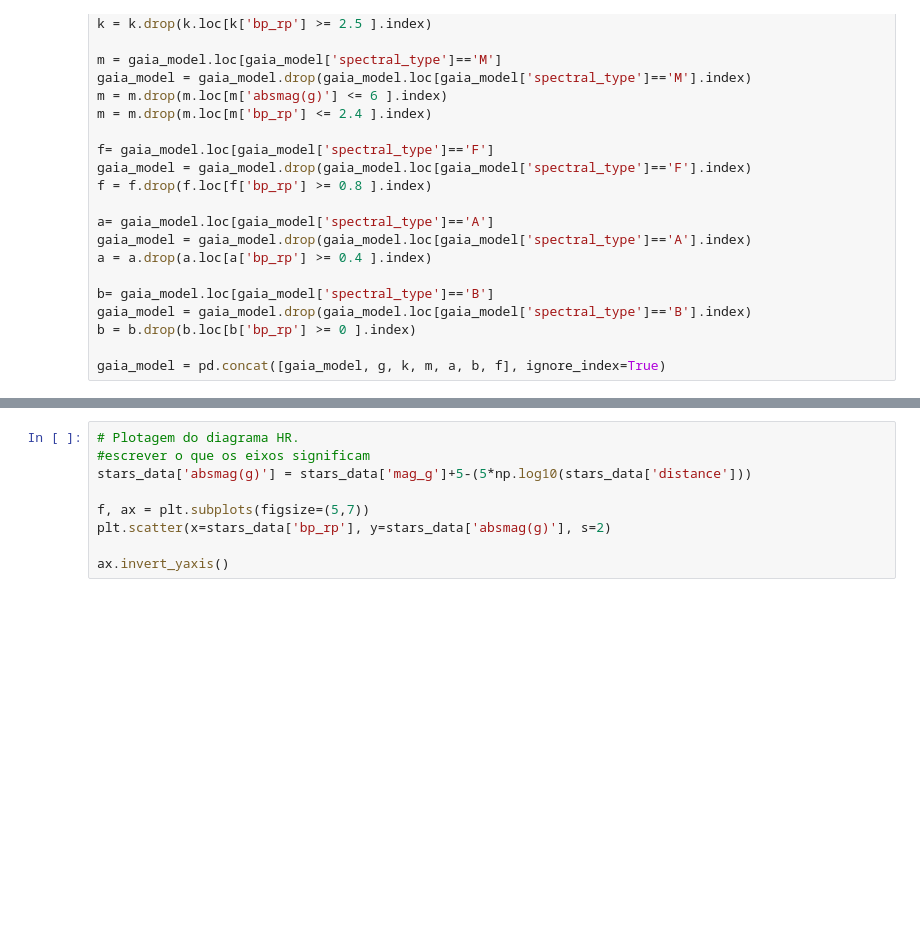
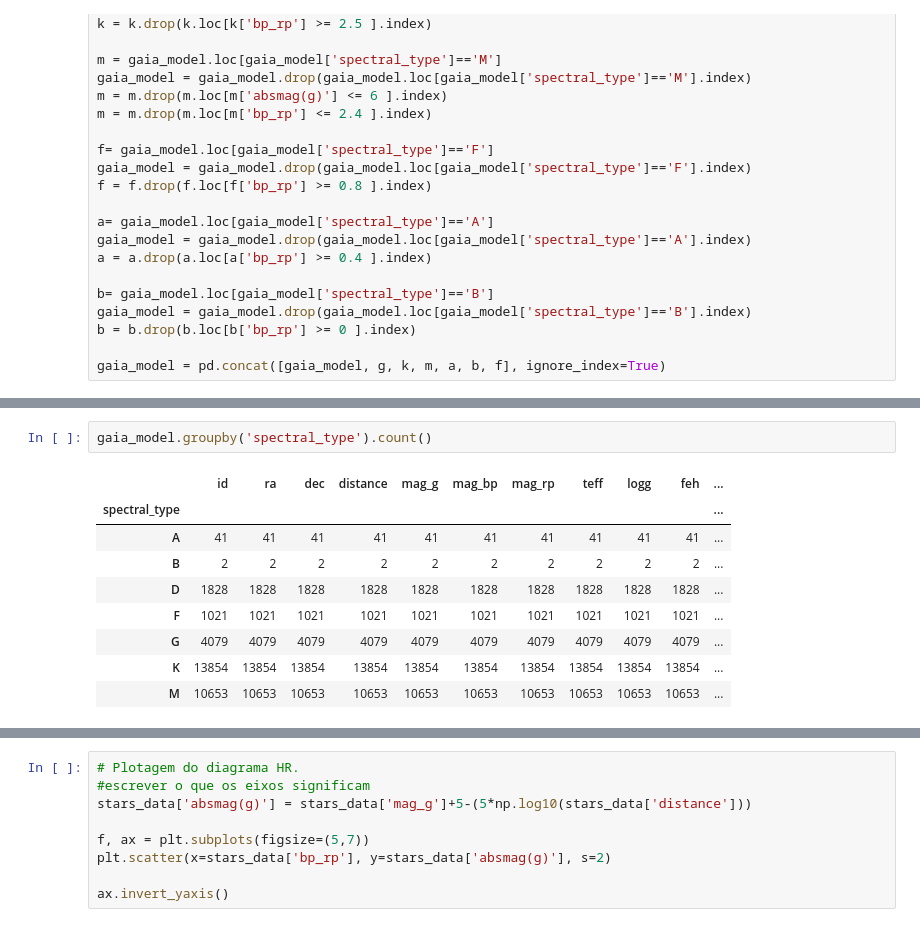
Before and after one commit to Di-carvalho/stars-classificatio-semi-supervised-, a Jupyter notebook: star_classification-gaia-semi.ipynb, the cells around one changed output, grey strips where cells are left out. Saved outputs shown, nothing was run; the diff lists cells and outputs as text; blank space fills up the shorter version.

```diff
--- a/star_classification-gaia-semi.ipynb
+++ b/star_classification-gaia-semi.ipynb
@@ -372,0 +359,12 @@ sns.relplot(
+# %%
+gaia_model.groupby('spectral_type').count()
+# %% [output]
+|  | id | ra | dec | distance | mag_g | mag_bp | mag_rp | teff | logg | feh | ... |
+| spectral_type |  |  |  |  |  |  |  |  |  |  | ... |
+| A | 41 | 41 | 41 | 41 | 41 | 41 | 41 | 41 | 41 | 41 | ... |
+| B | 2 | 2 | 2 | 2 | 2 | 2 | 2 | 2 | 2 | 2 | ... |
+| D | 1828 | 1828 | 1828 | 1828 | 1828 | 1828 | 1828 | 1828 | 1828 | 1828 | ... |
+| F | 1021 | 1021 | 1021 | 1021 | 1021 | 1021 | 1021 | 1021 | 1021 | 1021 | ... |
+| G | 4079 | 4079 | 4079 | 4079 | 4079 | 4079 | 4079 | 4079 | 4079 | 4079 | ... |
+| K | 13854 | 13854 | 13854 | 13854 | 13854 | 13854 | 13854 | 13854 | 13854 | 13854 | ... |
+| M | 10653 | 10653 | 10653 | 10653 | 10653 | 10653 | 10653 | 10653 | 10653 | 10653 | ... |
```
Also changed, not shown: parts of 25 cells of this notebook.
